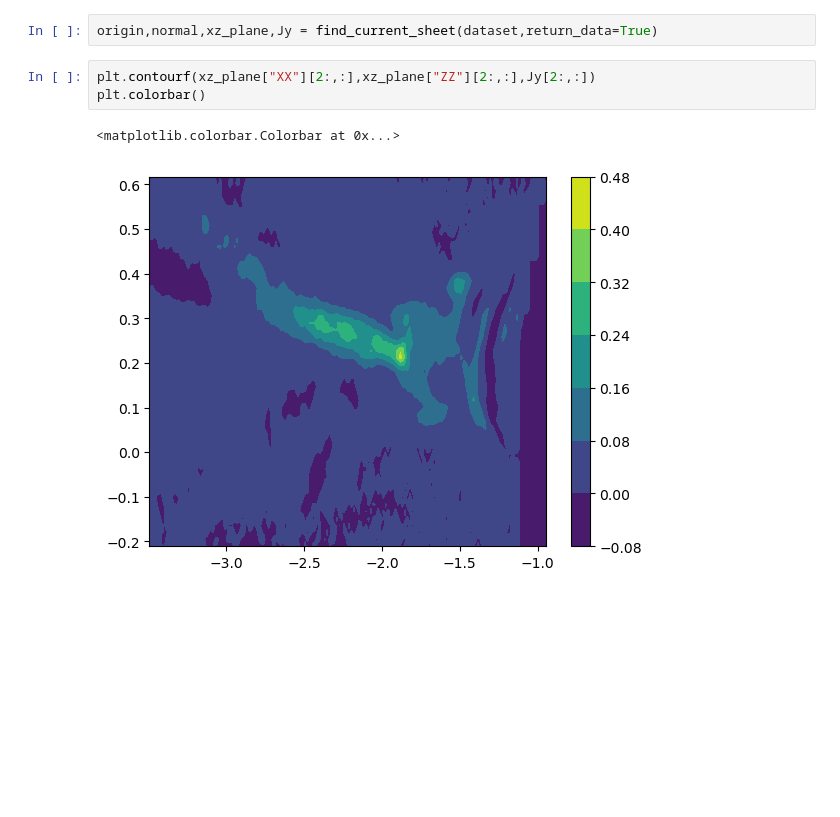
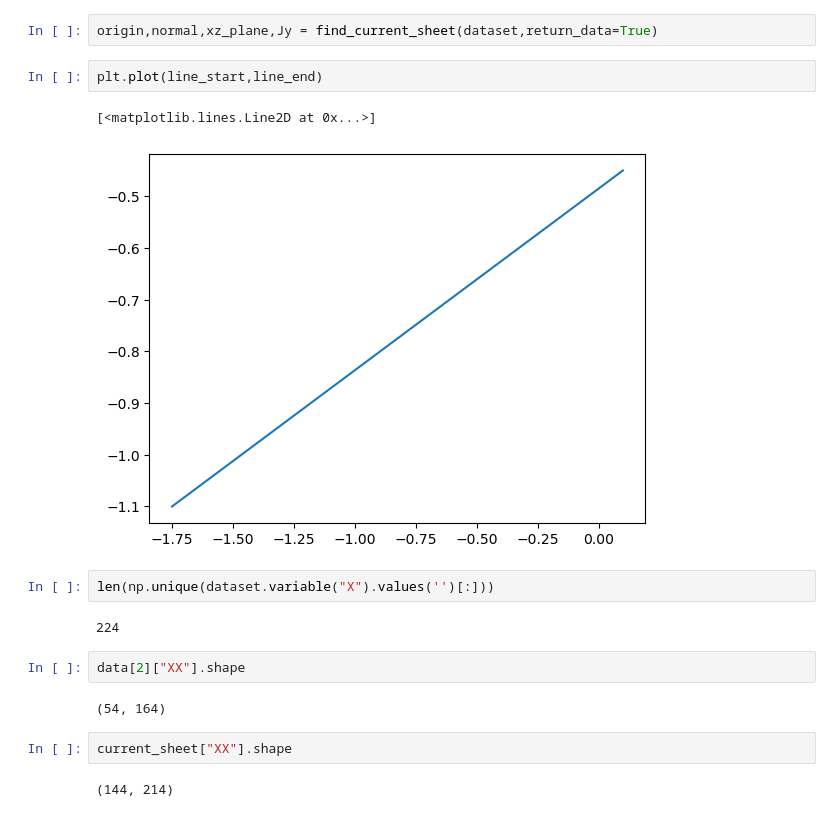
Before and after one commit to alexandercushen/MercuryModelling, a Jupyter notebook: plotting/PC_plotting.ipynb, the cells around one changed output. Saved outputs shown, nothing was run; the diff lists cells and outputs as text; blank space fills up the shorter version.

Commit message:
Actually, here is the updated PC_plotting file.

```diff
--- a/plotting/PC_plotting.ipynb
+++ b/plotting/PC_plotting.ipynb
@@ -2282,8 +3243,19 @@ plt.scatter(rect_zone.values("X").as_numpy_array(),rect_zone.values("Y").as_nump
 # %%
 origin,normal,xz_plane,Jy = find_current_sheet(dataset,return_data=True)
 # %%
-plt.contourf(xz_plane["XX"][2:,:],xz_plane["ZZ"][2:,:],Jy[2:,:])
-plt.colorbar()
+plt.plot(line_start,line_end)
 # %% [output]
-<matplotlib.colorbar.Colorbar at 0x...>
+[<matplotlib.lines.Line2D at 0x...>]
-[figure, old version]
+[figure, new version]
+# %%
+len(np.unique(dataset.variable("X").values('')[:]))
+# %% [output]
+224
+# %%
+data[2]["XX"].shape
+# %% [output]
+(54, 164)
+# %%
+current_sheet["XX"].shape
+# %% [output]
+(144, 214)
```
Also changed, not shown: parts of 9 cells of this notebook.
